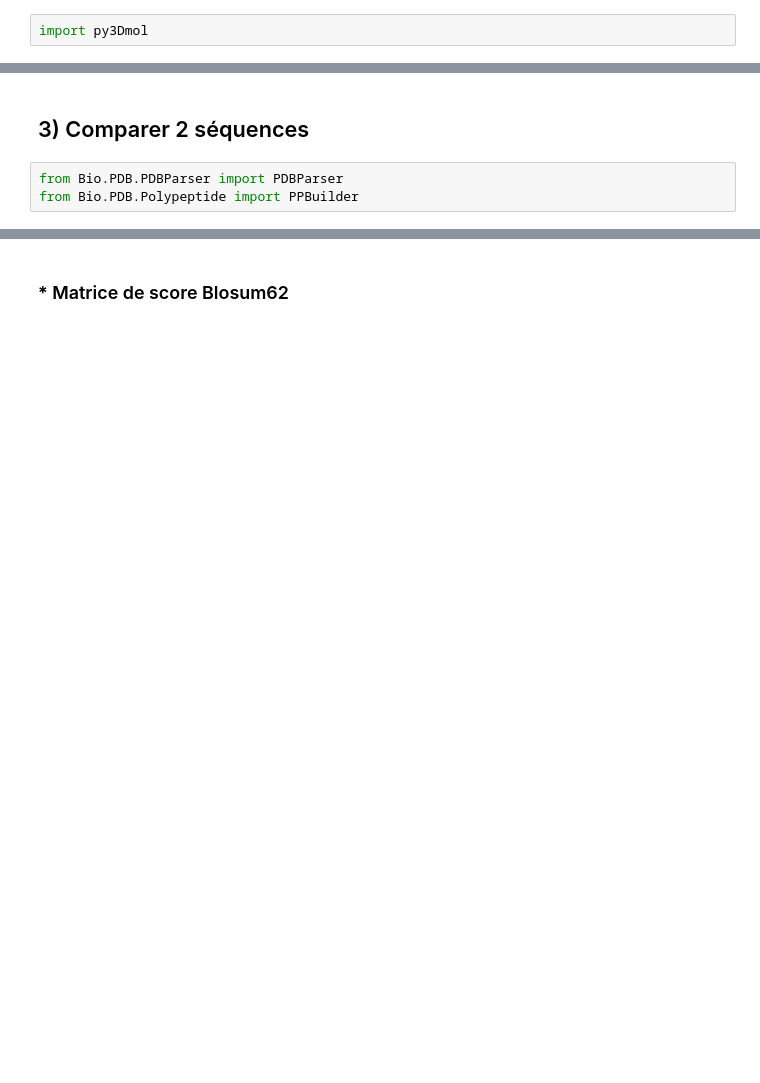
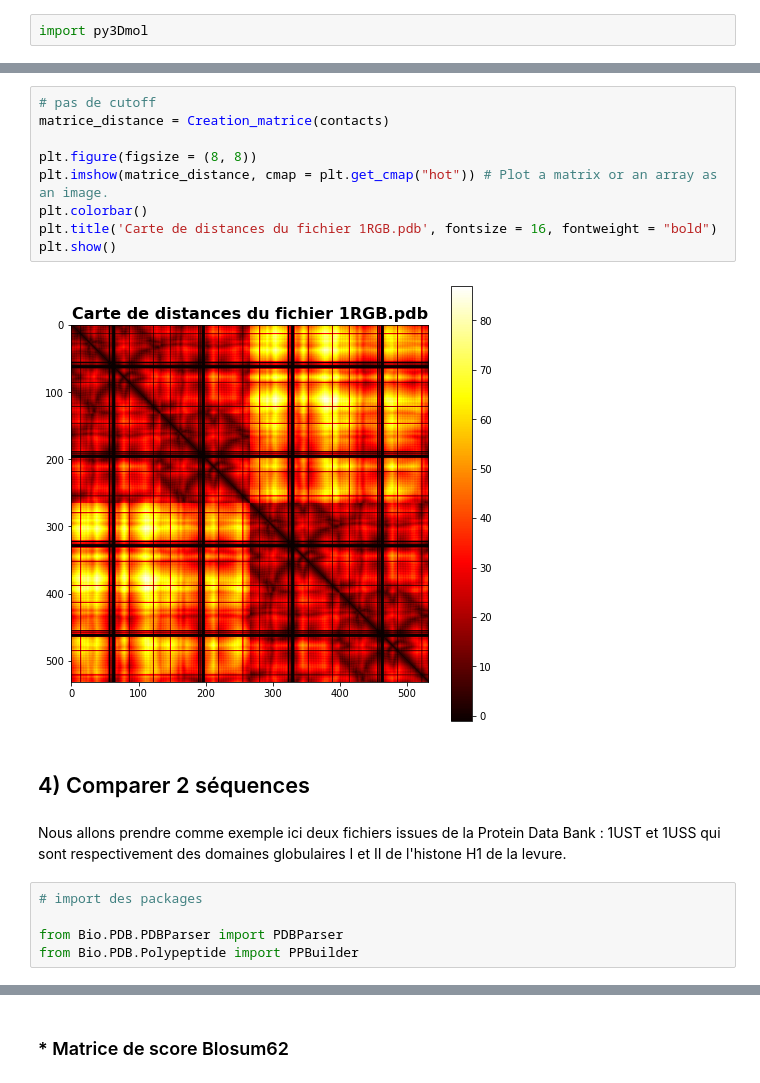
Before and after one commit to AudreyyFortune/Julia_projet, a Jupyter notebook: projet_long_Python.ipynb, the cells around one changed output, grey strips where cells are left out. Cells and saved outputs as stored; diff of their text form; blank space fills up the shorter version.

```diff
--- a/projet_long_Python.ipynb
+++ b/projet_long_Python.ipynb
@@ -125,6 +270,21 @@ p_sphere.show()
+# %%
+# pas de cutoff
+matrice_distance = Creation_matrice(contacts)
+
+plt.figure(figsize = (8, 8))
+plt.imshow(matrice_distance, cmap = plt.get_cmap("hot")) # Plot a matrix or an array as an image.
+plt.colorbar()
+plt.title('Carte de distances du fichier 1RGB.pdb', fontsize = 16, fontweight = "bold")
+plt.show()
+# %% [output]
+[figure, added]
 # %% [markdown]
-## 3) Comparer 2 séquences
+## 4) Comparer 2 séquences
+# %% [markdown]
+Nous allons prendre comme exemple ici deux fichiers issues de la Protein Data Bank : 1UST et 1USS qui sont respectivement des domaines globulaires I et II de l'histone H1 de la levure.
 # %%
+# import des packages
+
 from Bio.PDB.PDBParser import PDBParser
 from Bio.PDB.Polypeptide import PPBuilder
 # %%
```
Also changed, not shown: parts of 47 cells of this notebook.
